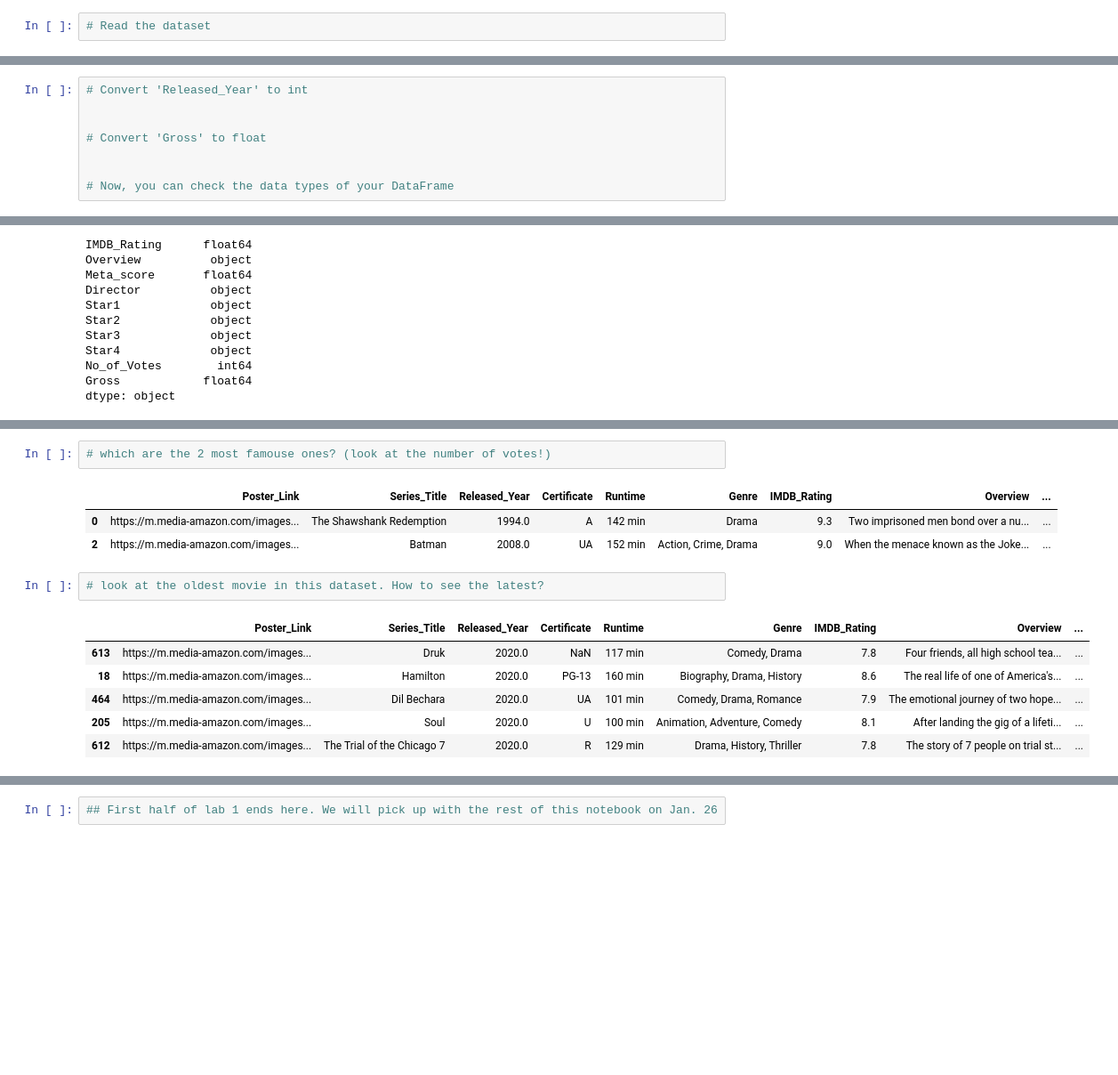
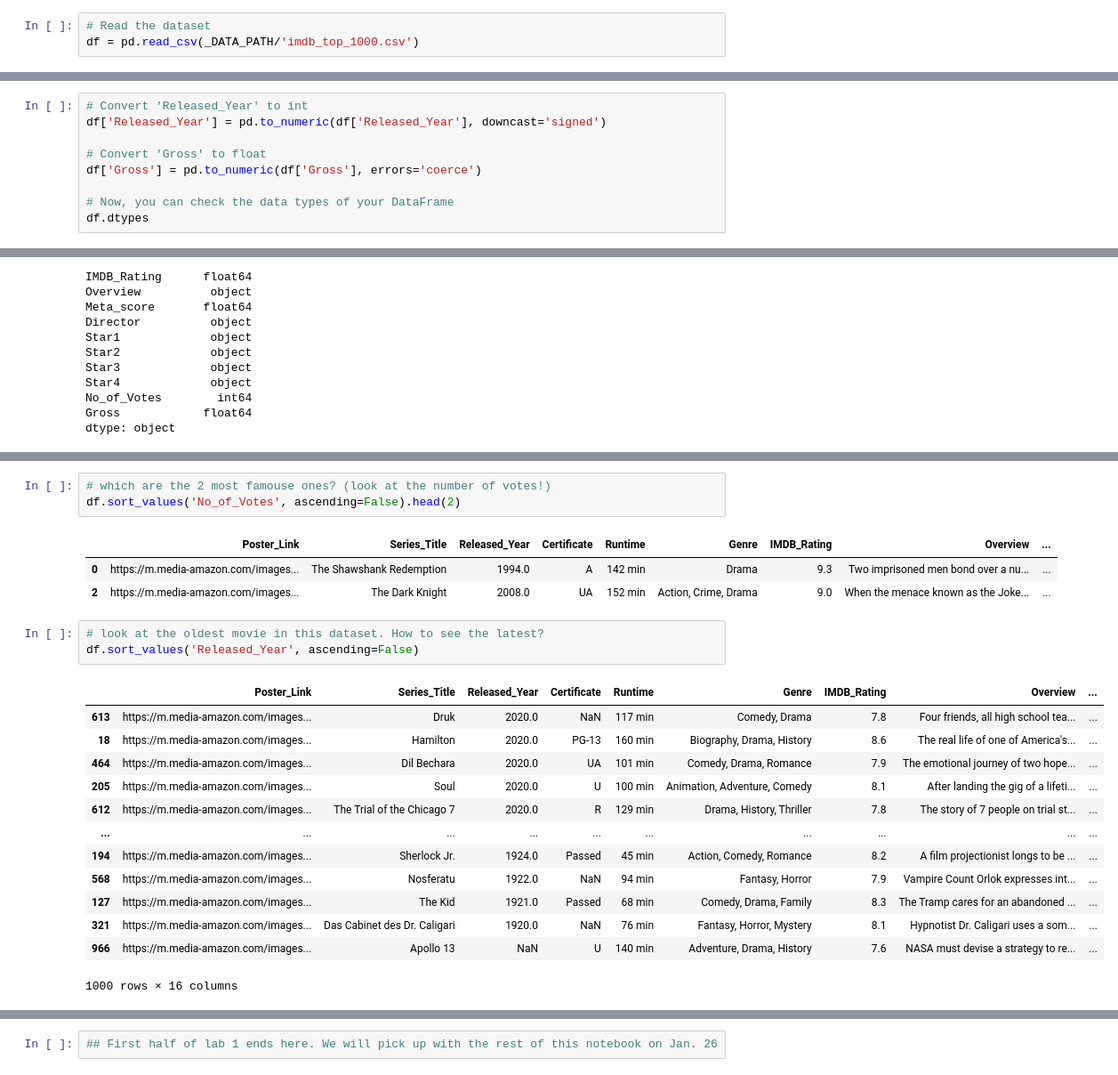
Before and after one commit to mklasby/ensf-444, a Jupyter notebook: lab-1/Working_with_Pandas_and_EDA_Lab_1_ENSF_444.ipynb, the cells around one changed output, grey strips where cells are left out. Shown at 89% size. Saved outputs shown, nothing was run; the diff lists cells and outputs as text; blank space fills up the shorter version.

```diff
--- a/lab-1/Working_with_Pandas_and_EDA_Lab_1_ENSF_444.ipynb
+++ b/lab-1/Working_with_Pandas_and_EDA_Lab_1_ENSF_444.ipynb
@@ -347,5 +349,6 @@ dataset_name = "harshitshankhdhar/imdb-dataset-of-top-1000-movies-and-tv-shows"
 kaggle.api.dataset_download_files(dataset_name, path=_DATA_PATH, unzip=True)
 # %%
 # Read the dataset
+df = pd.read_csv(_DATA_PATH/'imdb_top_1000.csv')
 # %%
 # see the first few records
@@ -394,12 +403,13 @@ Gross             object
 dtype: object
 # %%
 # Convert 'Released_Year' to int
-
+df['Released_Year'] = pd.to_numeric(df['Released_Year'], downcast='signed')
 
 # Convert 'Gross' to float
-
+df['Gross'] = pd.to_numeric(df['Gross'], errors='coerce')
 
 # Now, you can check the data types of your DataFrame
+df.dtypes
 # %% [output]
 Poster_Link       object
 Series_Title      object
@@ -441,18 +453,27 @@ dtype: object
 466 rows × 16 columns
 # %%
 # which are the 2 most famouse ones? (look at the number of votes!)
+df.sort_values('No_of_Votes', ascending=False).head(2)
 # %% [output]
 |  | Poster_Link | Series_Title | Released_Year | Certificate | Runtime | Genre | IMDB_Rating | Overview | ... |
 | 0 | https://m.media-amazon.com/images... | The Shawshank Redemption | 1994.0 | A | 142 min | Drama | 9.3 | Two imprisoned men bond over a nu... | ... |
-| 2 | https://m.media-amazon.com/images... | Batman | 2008.0 | UA | 152 min | Action, Crime, Drama | 9.0 | When the menace known as the Joke... | ... |
+| 2 | https://m.media-amazon.com/images... | The Dark Knight | 2008.0 | UA | 152 min | Action, Crime, Drama | 9.0 | When the menace known as the Joke... | ... |
 # %%
 # look at the oldest movie in this dataset. How to see the latest?
+df.sort_values('Released_Year', ascending=False)
 # %% [output]
 |  | Poster_Link | Series_Title | Released_Year | Certificate | Runtime | Genre | IMDB_Rating | Overview | ... |
 | 613 | https://m.media-amazon.com/images... | Druk | 2020.0 | NaN | 117 min | Comedy, Drama | 7.8 | Four friends, all high school tea... | ... |
 | 18 | https://m.media-amazon.com/images... | Hamilton | 2020.0 | PG-13 | 160 min | Biography, Drama, History | 8.6 | The real life of one of America's... | ... |
 | 464 | https://m.media-amazon.com/images... | Dil Bechara | 2020.0 | UA | 101 min | Comedy, Drama, Romance | 7.9 | The emotional journey of two hope... | ... |
 | 205 | https://m.media-amazon.com/images... | Soul | 2020.0 | U | 100 min | Animation, Adventure, Comedy | 8.1 | After landing the gig of a lifeti... | ... |
 | 612 | https://m.media-amazon.com/images... | The Trial of the Chicago 7 | 2020.0 | R | 129 min | Drama, History, Thriller | 7.8 | The story of 7 people on trial st... | ... |
+| ... | ... | ... | ... | ... | ... | ... | ... | ... | ... |
+| 194 | https://m.media-amazon.com/images... | Sherlock Jr. | 1924.0 | Passed | 45 min | Action, Comedy, Romance | 8.2 | A film projectionist longs to be ... | ... |
+| 568 | https://m.media-amazon.com/images... | Nosferatu | 1922.0 | NaN | 94 min | Fantasy, Horror | 7.9 | Vampire Count Orlok expresses int... | ... |
+| 127 | https://m.media-amazon.com/images... | The Kid | 1921.0 | Passed | 68 min | Comedy, Drama, Family | 8.3 | The Tramp cares for an abandoned ... | ... |
+| 321 | https://m.media-amazon.com/images... | Das Cabinet des Dr. Caligari | 1920.0 | NaN | 76 min | Fantasy, Horror, Mystery | 8.1 | Hypnotist Dr. Caligari uses a som... | ... |
+| 966 | https://m.media-amazon.com/images... | Apollo 13 | NaN | U | 140 min | Adventure, Drama, History | 7.6 | NASA must devise a strategy to re... | ... |
+1000 rows × 16 columns
 # %%
 # Group the movies based on the first actor and sort by the number of movies they have played in
```
Also changed, not shown: parts of 15 cells of this notebook.
